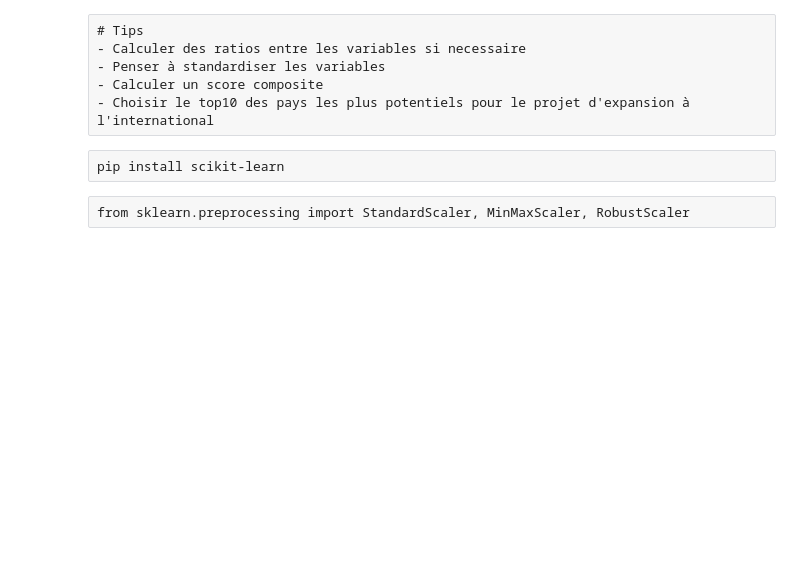
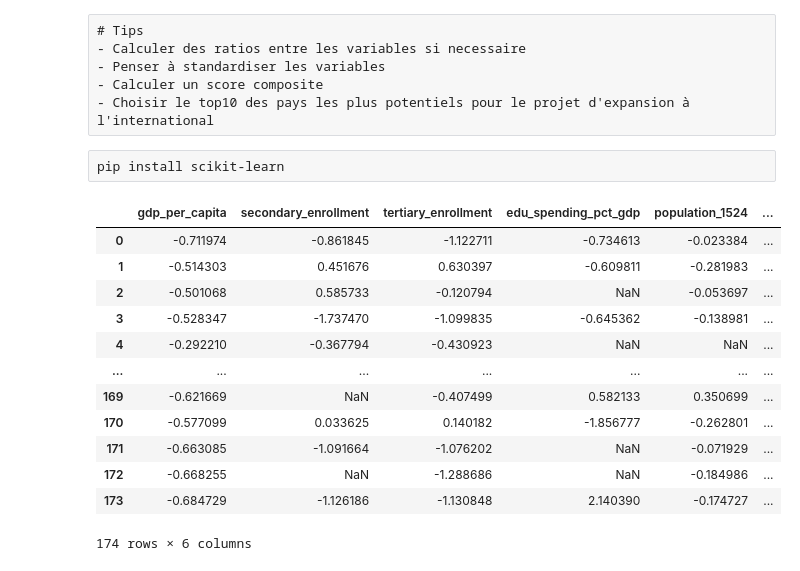
Before and after one commit to MouslyDiaw/handson-machine-learning, a Jupyter notebook: tp1_education_analysis/notebooks/country_attractiveness_score.ipynb, the cells around one changed output. Saved outputs shown, nothing was run; the diff lists cells and outputs as text; code cells hidden in the pictures; blank space fills up the shorter version.

```diff
--- a/tp1_education_analysis/notebooks/country_attractiveness_score.ipynb
+++ b/tp1_education_analysis/notebooks/country_attractiveness_score.ipynb
@@ -360,7 +376,8 @@ df_pivot.shape
 # %%
 # Population maximal entre
 
-df_biggest_country = df_pivot.loc[df_pivot["country_name"].isin(["China", "India"]), ["country_name", "population_total"]]
+df_biggest_country = df_pivot.loc[df_pivot["country_name"].isin(["China", "India"]),
+    ["country_name", "population_total"]]
 
 # Trouver la ligne du max
 max_population = df_biggest_country.loc[df_biggest_country["population_total"].idxmax()]
@@ -372,4 +389,6 @@ logger.info(f"Population maximale : {real_max_population}")
 # Vérifier s'il y a des pays plus peuplés que la Chine et l'Inde
 # Lister les pays qui ont plus d'habitants que ces 2 pays
 # Supprimer les dans le dataset
+
+df_pivot = df_pivot.loc[df_pivot.population_total <= real_max_population]
 # %% [output]
@@ -400,3 +419,7 @@ To do : Delete irrelevant countries based on this inidcator
 ## Scoring
 # %%
 # If you have many countries, you can calculate a score to rank them
+# %%
+df_pivot = df_pivot.set_index(["country_name", "country_code"])
+
+df_pivot.head()
@@ -406,7 +437,5 @@ To do : Delete irrelevant countries based on this inidcator
 - Penser à standardiser les variables
 - Calculer un score composite
 - Choisir le top10 des pays les plus potentiels pour le projet d'expansion à l'international
-# %% [raw]
-pip install scikit-learn
-# %% [raw]
-from sklearn.preprocessing import StandardScaler, MinMaxScaler, RobustScaler
+# %% [raw]
+pip install scikit-learn
@@ -412,0 +444,22 @@ from sklearn.preprocessing import StandardScaler, MinMaxScaler, RobustScaler
+# %%
+st_scaler = StandardScaler()
+minmax_scaler = MinMaxScaler()
+robust_scaler = RobustScaler()
+# %%
+pd.DataFrame(st_scaler.fit_transform(df_pivot),
+             columns=df_pivot.columns
+            )
+# %% [output]
+|  | gdp_per_capita | secondary_enrollment | tertiary_enrollment | edu_spending_pct_gdp | population_1524 | ... |
+| 0 | -0.711974 | -0.861845 | -1.122711 | -0.734613 | -0.023384 | ... |
+| 1 | -0.514303 | 0.451676 | 0.630397 | -0.609811 | -0.281983 | ... |
+| 2 | -0.501068 | 0.585733 | -0.120794 | NaN | -0.053697 | ... |
+| 3 | -0.528347 | -1.737470 | -1.099835 | -0.645362 | -0.138981 | ... |
+| 4 | -0.292210 | -0.367794 | -0.430923 | NaN | NaN | ... |
+| ... | ... | ... | ... | ... | ... | ... |
+| 169 | -0.621669 | NaN | -0.407499 | 0.582133 | 0.350699 | ... |
+| 170 | -0.577099 | 0.033625 | 0.140182 | -1.856777 | -0.262801 | ... |
+| 171 | -0.663085 | -1.091664 | -1.076202 | NaN | -0.071929 | ... |
+| 172 | -0.668255 | NaN | -1.288686 | NaN | -0.184986 | ... |
+| 173 | -0.684729 | -1.126186 | -1.130848 | 2.140390 | -0.174727 | ... |
+174 rows × 6 columns
```
Also changed, not shown: parts of 34 cells of this notebook.
